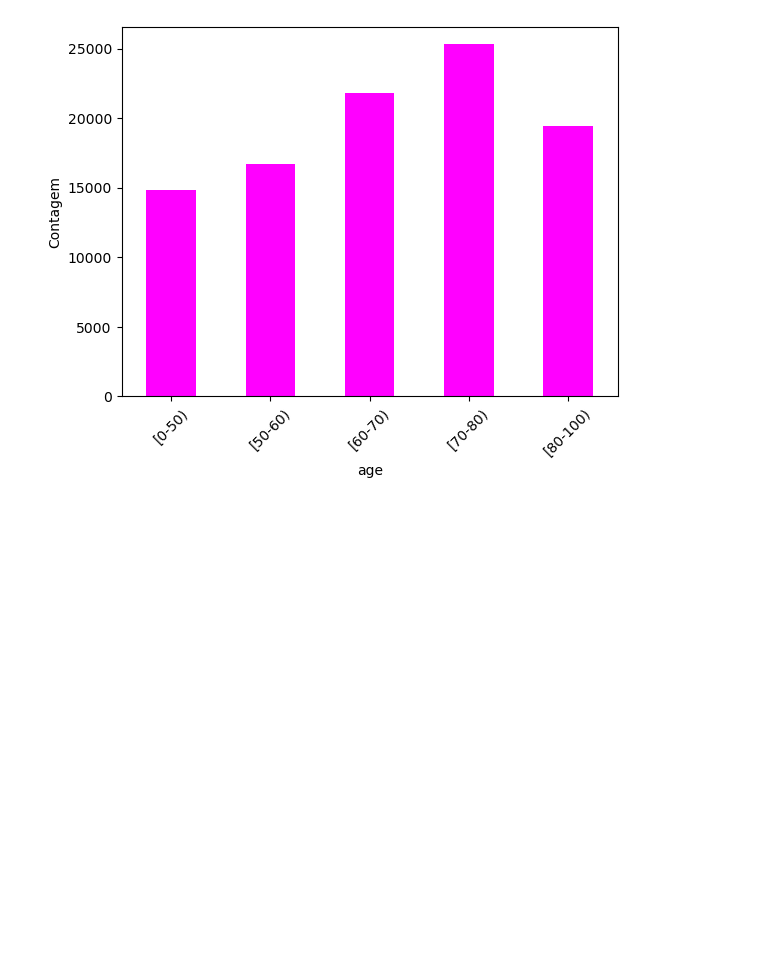
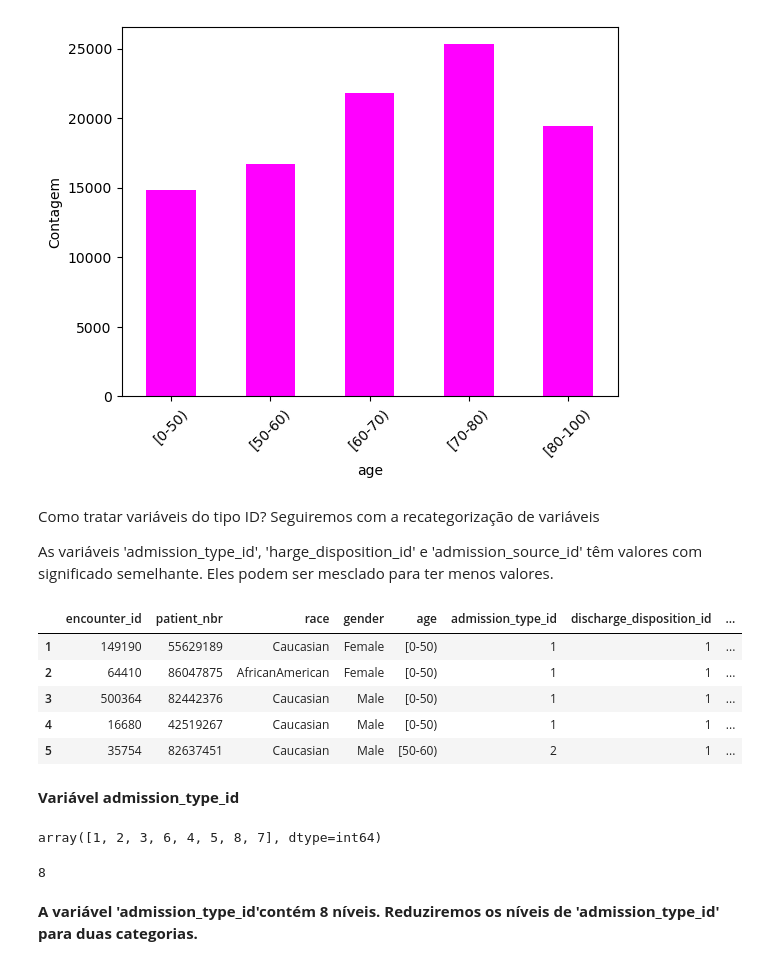
Before and after one commit to leojutsu/analise_de_dados, a Jupyter notebook: Projeto7.ipynb, the cells around one changed output. Drawn from its saved outputs; the diff is of its cells as text; code cells hidden in the pictures; blank space fills up the shorter version.

```diff
--- a/Projeto7.ipynb
+++ b/Projeto7.ipynb
@@ -480,3 +480,31 @@ plt.xticks(rotation=45)
 plt.show()
 # %% [output]
 [figure]
+# %% [markdown]
+ Como tratar variáveis do tipo ID? Seguiremos com a recategorização de variáveis
+
+ As variáveis 'admission_type_id', 'harge_disposition_id' e 'admission_source_id' têm valores com significado semelhante. Eles podem ser mesclado para ter menos valores.
+# %%
+# Visualiza
+df.head()
+# %% [output]
+|  | encounter_id | patient_nbr | race | gender | age | admission_type_id | discharge_disposition_id | ... |
+| 1 | 149190 | 55629189 | Caucasian | Female | [0-50) | 1 | 1 | ... |
+| 2 | 64410 | 86047875 | AfricanAmerican | Female | [0-50) | 1 | 1 | ... |
+| 3 | 500364 | 82442376 | Caucasian | Male | [0-50) | 1 | 1 | ... |
+| 4 | 16680 | 42519267 | Caucasian | Male | [0-50) | 1 | 1 | ... |
+| 5 | 35754 | 82637451 | Caucasian | Male | [50-60) | 2 | 1 | ... |
+# %% [markdown]
+**Variável admission_type_id**
+# %%
+# Mostrando os valores únicas na variável
+df.admission_type_id.unique()
+# %% [output]
+array([1, 2, 3, 6, 4, 5, 8, 7], dtype=int64)
+# %%
+# Mostranso o número de valores únicos na variável
+df.admission_type_id.nunique()
+# %% [output]
+8
+# %% [markdown]
+**A variável 'admission_type_id'contém 8 níveis. Reduziremos os níveis de 'admission_type_id' para duas categorias.**
```
Also changed, not shown: parts of 28 cells of this notebook.
